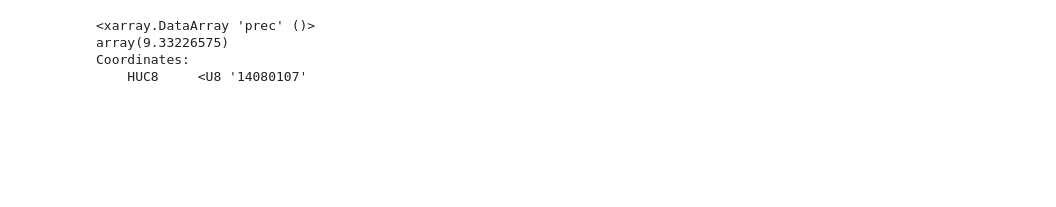
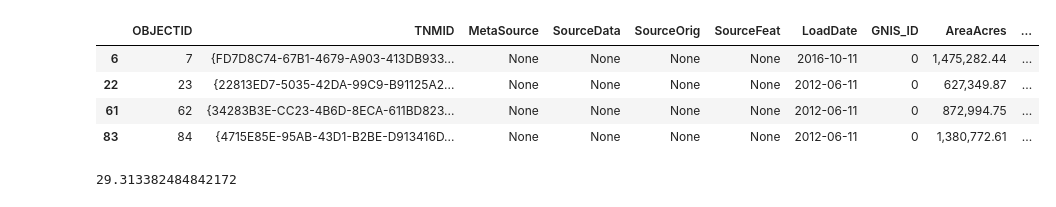
Before and after one commit to CW3E/CO_top-decile_precip_ARs_code, a Jupyter notebook: analysis/ar_fraction_extreme_prec.ipynb, the cells around one changed output. Saved outputs shown, nothing was run; the diff lists cells and outputs as text; code cells hidden in the pictures; blank space fills up the shorter version.

```diff
--- a/analysis/ar_fraction_extreme_prec.ipynb
+++ b/analysis/ar_fraction_extreme_prec.ipynb
@@ -49,19 +77,0 @@ polys = gpd.read_file(fp, crs="epsg:4326") # have to manually set the projection
-# %%
-## total extreme precip
-total_prec = PRISM.prec.sum('date')
-
-## get all the dates from the trajectory dataset where AR Scale > 0
-ar_days = traj.where(traj.ar_scale > 0, drop=True).start_date.values
-## select those dates from precip dataset
-tmp = PRISM.sel(date=ar_days)
-
-## calculate fraction of extreme precipitation related to ARs for each watershed
-ar_prec = tmp.prec.sum('date')
-
-frac = (ar_prec/total_prec)*100
-frac
-# %% [output]
-<xarray.DataArray 'prec' ()>
-array(9.33226575)
-Coordinates:
-    HUC8     <U8 '14080107'
@@ -69,0 +78,21 @@ Coordinates:
+# %%
+HUC8_ID_lst = [14050005, ## upper white
+               # 14050002, ## lower yampa
+               # 14080104, ## animas (San Juans),
+               14030002, ## upper dolores
+               11020002, ## arkansas - Pueblo Reservoir
+               10190005 ## St. Vrain (Boulder)
+              ]
+idx = (polys.HUC8 == str(HUC8_ID_lst[0])) | (polys.HUC8 == str(HUC8_ID_lst[1])) | (polys.HUC8 == str(HUC8_ID_lst[2])) | (polys.HUC8 == str(HUC8_ID_lst[3]))
+tmp =  polys[idx]
+tmp
+# %% [output]
+|  | OBJECTID | TNMID | MetaSource | SourceData | SourceOrig | SourceFeat | LoadDate | GNIS_ID | AreaAcres | ... |
+| 6 | 7 | {FD7D8C74-67B1-4679-A903-413DB933... | None | None | None | None | 2016-10-11 | 0 | 1,475,282.44 | ... |
+| 22 | 23 | {22813ED7-5035-42DA-99C9-B91125A2... | None | None | None | None | 2012-06-11 | 0 | 627,349.87 | ... |
+| 61 | 62 | {34283B3E-CC23-4B6D-8ECA-611BD823... | None | None | None | None | 2012-06-11 | 0 | 872,994.75 | ... |
+| 83 | 84 | {4715E85E-95AB-43D1-B2BE-D913416D... | None | None | None | None | 2012-06-11 | 0 | 1,380,772.61 | ... |
+# %%
+polys['frac'].max()
+# %% [output]
+29.313382484842172
```
Also changed, not shown: parts of 5 cells of this notebook, 10 other files.
